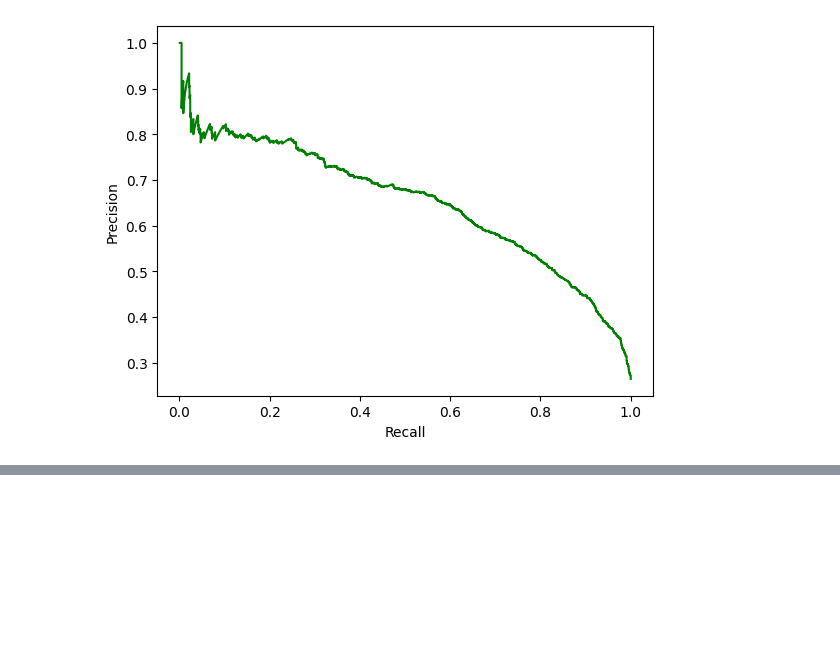
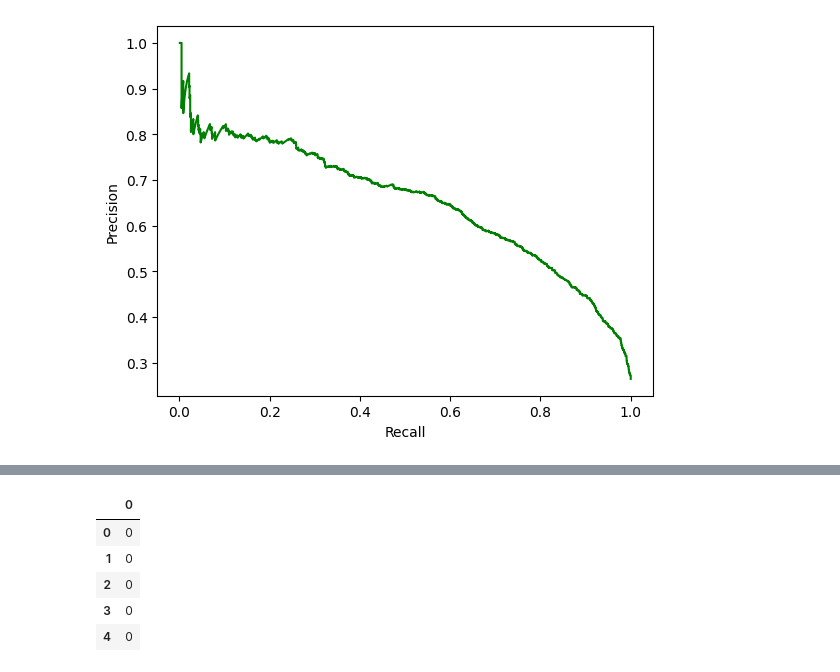
Before and after one commit to asa1997/CarPricePrediction, a Jupyter notebook: Telecom_Customer_Churn/Telecom_CustomerChurn.ipynb, the cells around one changed output, grey strips where cells are left out. Cells and saved outputs as stored; diff of their text form; code cells hidden in the pictures; blank space fills up the shorter version.

```diff
--- a/Telecom_Customer_Churn/Telecom_CustomerChurn.ipynb
+++ b/Telecom_Customer_Churn/Telecom_CustomerChurn.ipynb
@@ -1088,0 +1145,2 @@ plt.show()
+# %%
+y_test_pred = logreg.predict(X_test)
@@ -1088,0 +1160,12 @@ plt.show()
+# %%
+# converting y_test_pred to a dataframe which is an array
+
+y_pred_1 = pd.DataFrame(y_test_pred)
+y_pred_1.head()
+# %% [output]
+|  | 0 |
+| 0 | 0 |
+| 1 | 0 |
+| 2 | 0 |
+| 3 | 0 |
+| 4 | 0 |
```
Also changed, not shown: parts of 15 cells of this notebook.
